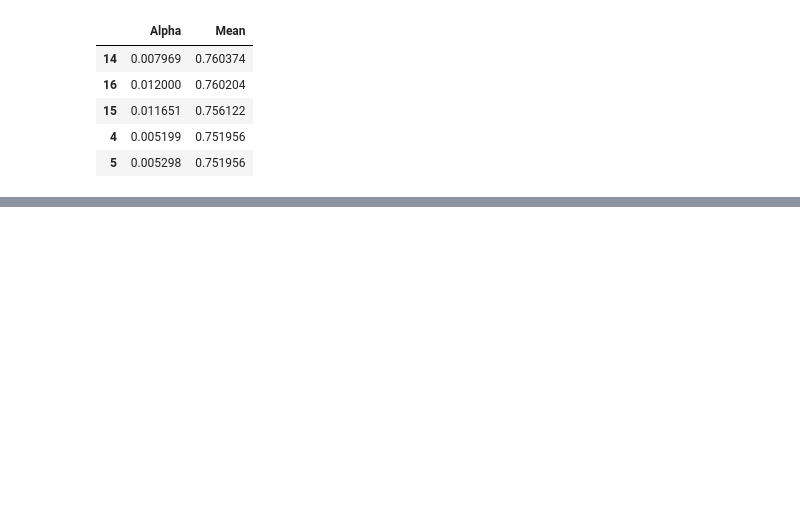
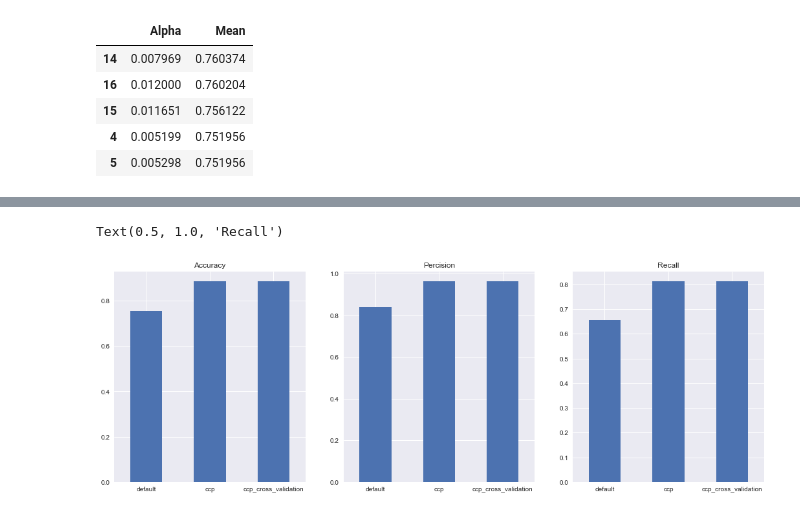
Before and after one commit to Ahmed-Alsardi/heart_disease_classifier, a Jupyter notebook: hd.ipynb, the cells around one changed output, grey strips where cells are left out. Cells and saved outputs as stored; diff of their text form; code cells hidden in the pictures; blank space fills up the shorter version.

```diff
--- a/hd.ipynb
+++ b/hd.ipynb
@@ -131,6 +137,7 @@ dt_prediction = clf_dt.predict(X_test)
 accuracy = accuracy_score(y_test, dt_prediction)
 precision = precision_score(y_test, dt_prediction)
 recall = recall_score(y_test, dt_prediction)
+tree_metrics["ccp"] = [accuracy, precision, recall]
 print(accuracy, precision, recall)
 # %% [output]
 0.8688524590163934 0.9 0.84375
@@ -209,0 +238,13 @@ array([0.75510204, 0.75510204, 0.8125    , 0.70833333, 0.77083333])
+# %%
+fig, axes = plt.subplots(1, 3, figsize=(18, 6))
+
+tree_df["Accuracy"].plot(kind="bar", ax=axes[0], rot=0)
+axes[0].set_title("Accuracy")
+# axes[0].set_xticks(["Default Tree", "CCP Tree", "CCP Tree Cross Val"])
+tree_df["Percision"].plot(kind="bar", ax=axes[1], rot=0)
+axes[1].set_title("Percision")
+tree_df["Recall"].plot(kind="bar", ax=axes[2], rot=0)
+axes[2].set_title("Recall")
+# %% [output]
+Text(0.5, 1.0, 'Recall')
+[figure, added]
```
Also changed, not shown: parts of 25 cells of this notebook.
